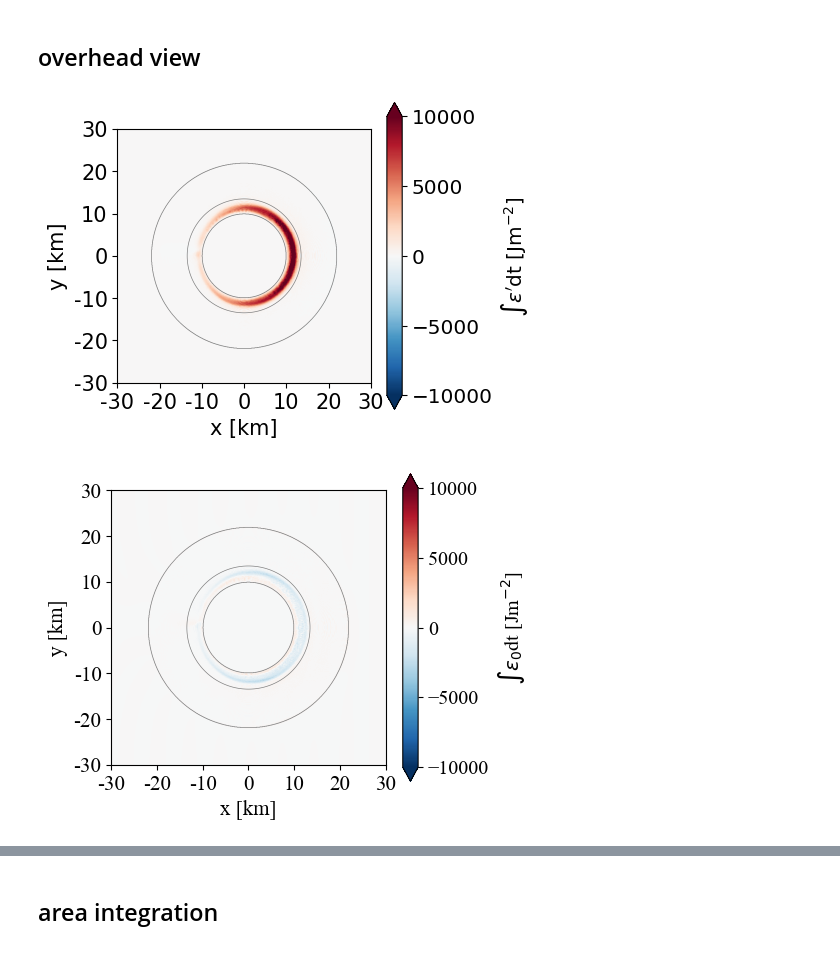
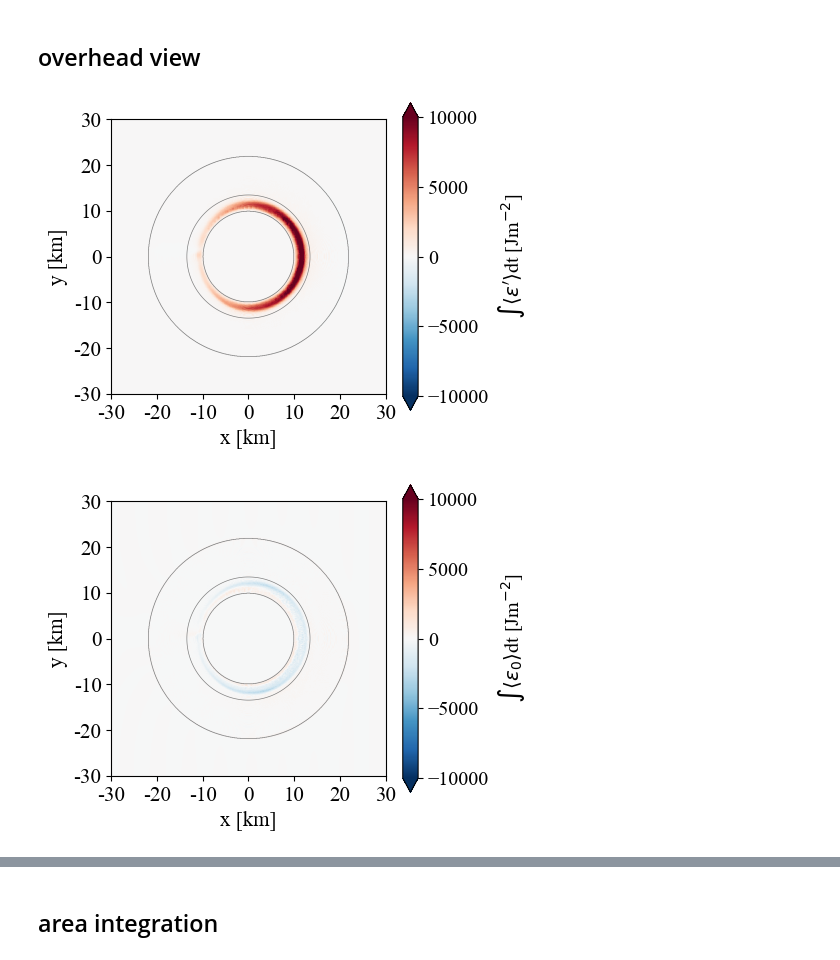
Before and after one commit to ShuwenTan-PO/NLIW_energy, a Jupyter notebook: notebook/1_SUNTANS_energy_distribution_summer_f.ipynb, the cells around one changed output, grey strips where cells are left out. Drawn from its saved outputs; the diff is of its cells as text; code cells hidden in the pictures.

```diff
--- a/notebook/1_SUNTANS_energy_distribution_summer_f.ipynb
+++ b/notebook/1_SUNTANS_energy_distribution_summer_f.ipynb
@@ -11,14 +11,14 @@ import logging
 import utils as utils
 from matplotlib import cm
 # %%
-runname = 'debug_withC_rogers_netcdfBdy1_EB_soliton_f_withsponge_focus_finey_summer'
-datafilepath = '/Volumes/Tan_2023/projects_backup/SUNTANS/HPC/'+runname+'/data/'
+runname = 'debug_withC_rogers_netcdfBdy1_EB_soliton_withsponge_focus_finey_summer'
+datafilepath = '/Volumes/Tan_2024/SUNTANS/NLIW/iwave2024/dongsha/'+runname+'/data_f_1wave/'
 
 # datafilename = 'sun_out.nc_0000.nc'
 datafilename = 'sun_sparse.nc_0000.nc'
 
 # path to saved result
-resultfilepath = datafilepath[:-5] + 'mfiles/results/'
+resultfilepath = datafilepath+'/results/'
 # path to saved figures
 outfilepath = '../figure/'
 if not os.path.exists(resultfilepath):
@@ -38,4 +38,5 @@ idx_end = -15
 # %% [markdown]
 # Read data
 # %%
-data = xr.open_dataset(param_result['resultfilepath']+param_result['result_filename'])
+data = xr.open_dataset(param_result['resultfilepath']+param_result['result_filename'][:-3]+'_dissp.nc')
+data_ = xr.open_dataset(param_result['resultfilepath']+param_result['result_filename'])
@@ -97,37 +75,37 @@ for j in range(len(data.y)):
 # %%
 fig, ax = plt.subplots(nrows=1, ncols=1, figsize=(5,4))
 # im1 = dissip0[-1,:,:].T.plot.pcolormesh(ax=ax, vmax=1e4, vmin=-1e4, cmap=cm.RdBu_r, add_colorbar=False)
 im1 = ax.pcolormesh(data.x.data, data.y.data, dissip_prime_filter.T, vmax=1e4, vmin=-1e4, cmap=cm.RdBu_r)
 cb1 = plt.colorbar(im1, location='right', extend='both')
-cb1.set_label(label=r"$\int\epsilon'$dt [Jm$^{-2}$]", size='x-large')
+cb1.set_label(label=r"$\int\langle \epsilon'\rangle$dt [Jm$^{-2}$]", size='x-large')
 cb1.ax.tick_params(labelsize='x-large')
-ax.contour(data.x.data, data.y.data, data.depth.data.T, levels = [depth_top, depth_shoal, depth_bottom], colors='0.5', linewidths=.5)
+ax.contour(data.x.data, data.y.data, data_.depth.data.T, levels = [depth_top, depth_shoal, depth_bottom], colors='0.5', linewidths=.5)
 
 ax.set_xlim([x_c-30000, x_c+30000])
 ax.set_ylim([y_c-30000, y_c+30000])
 ax.set_xticks(np.arange(x_c-30000,x_c+30000+1,10000))
 ax.set_yticks(np.arange(y_c-30000,y_c+30000+1,10000))
 ax.set_xticklabels(['-30','-20', '-10', '0', '10', '20','30'])
 ax.set_yticklabels(['-30','-20', '-10', '0', '10', '20','30'])
 ax.set_aspect('equal')
 ax.set_xlabel('x [km]', fontsize=15)
 ax.set_ylabel('y [km]', fontsize=15)
 ax.set_title(f'')
 ax.tick_params(axis='both', which='major', labelsize=15)
 plt.rcParams["font.family"] = "Times New Roman"
 plt.tight_layout()
 
 plt.savefig(outfilepath+ f"dissip_prime_overhead_summer_f.jpeg", dpi=300)
 # %% [output]
-[figure, old version]
+[figure, new version]
 # %%
 fig, ax = plt.subplots(nrows=1, ncols=1, figsize=(5,4))
 # im1 = dissip0[-1,:,:].T.plot.pcolormesh(ax=ax, vmax=1e4, vmin=-1e4, cmap=cm.RdBu_r, add_colorbar=False)
 im1 = ax.pcolormesh(data.x.data, data.y.data, dissip_0_filter.T, vmax=1e4, vmin=-1e4, cmap=cm.RdBu_r)
 cb1 = plt.colorbar(im1, location='right', extend='both')
-cb1.set_label(label=r"$\int\epsilon_0$dt [Jm$^{-2}$]", size='x-large')
+cb1.set_label(label=r"$\int\langle \epsilon_0\rangle$dt [Jm$^{-2}$]", size='x-large')
 cb1.ax.tick_params(labelsize='x-large')
-ax.contour(data.x.data, data.y.data, data.depth.data.T, levels = [depth_top, depth_shoal, depth_bottom], colors='0.5', linewidths=.5)
+ax.contour(data.x.data, data.y.data, data_.depth.data.T, levels = [depth_top, depth_shoal, depth_bottom], colors='0.5', linewidths=.5)
 
 ax.set_xlim([x_c-30000, x_c+30000])
 ax.set_ylim([y_c-30000, y_c+30000])
@@ -145,4 +123,4 @@ plt.tight_layout()
 
 plt.savefig(outfilepath+ f"dissip_0_overhead_summer_f.jpeg", dpi=300)
 # %% [output]
-[figure, old version]
+[figure, new version]
```
Also changed, not shown: parts of 19 cells of this notebook, 26 other files.
